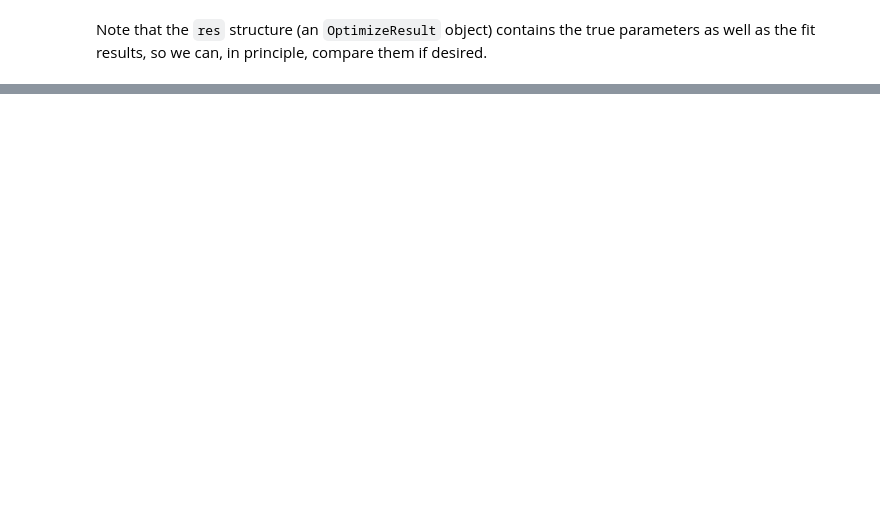
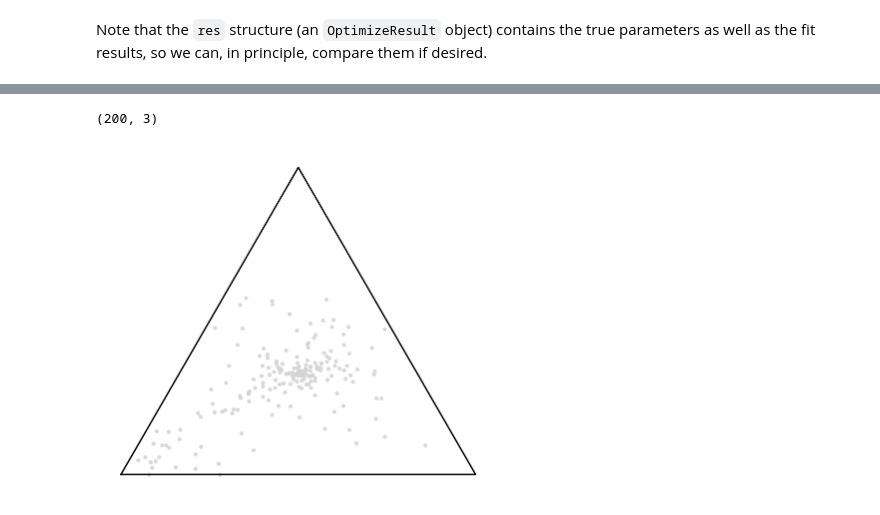
Before and after one commit to pachterlab/GVP_2023, a Jupyter notebook: gg230302_reactors.ipynb, the cells around one changed output, grey strips where cells are left out. Saved outputs shown, nothing was run; the diff lists cells and outputs as text; code cells hidden in the pictures; blank space fills up the shorter version.

```diff
--- a/gg230302_reactors.ipynb
+++ b/gg230302_reactors.ipynb
@@ -1278,3 +1284,25 @@ AIC /= AIC.sum(1)[:,None]
+# %%
+AIC.shape
+# %% [output]
+(200, 3)
+# %%
+w_bary = np.tensordot(AIC,np.asarray([[0,0],[1,0],[1/2,np.sqrt(3)/2]]).T,axes=([1],[1]))
+w_bary_edg = np.tensordot([[1,0,0],[0,1,0],[0,0,1],[1,0,0]],np.asarray([[0,0],[1,0],[1/2,np.sqrt(3)/2]]).T,axes=([1],[1]))
+subcluster_index=2
+fig1,ax1=plt.subplots(1,1,figsize=(7,7))
+ax1.scatter(w_bary[:,0],w_bary[:,1],10,'lightgray',alpha=0.8)
+# for k in range(3):
+#     ax1.scatter(w_bary[subcluster_index,gfs[k],0],w_bary[subcluster_index,gfs[k],1],50,colors[k],alpha=0.5)
+ax1.axis('off')
+# ax1.set_xlim([0,1])
+# ax1.set_ylim([0,1])
+ax1.plot(w_bary_edg[:,0],w_bary_edg[:,1],'k-')
+ax1.set_aspect('equal')
+# plt.savefig('fig/ternary.png',dpi=450)
+# plt.savefig('fig/ternary.svg')
+# plt.savefig('fig/ternary.pdf')
+# %% [output]
+[figure, added]
 # %%
 fig1,ax1 = plt.subplots(1,1,figsize=dims)
 bins = np.linspace(0,1,50)
```
Also changed, not shown: parts of 23 cells of this notebook, 6 other files.
